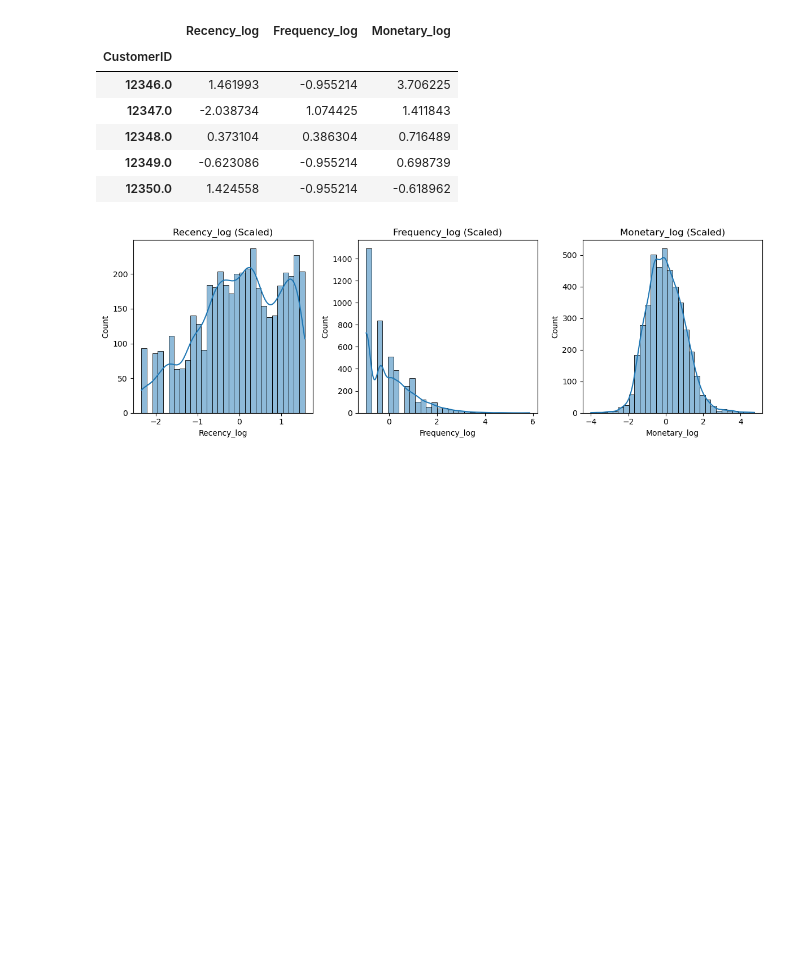
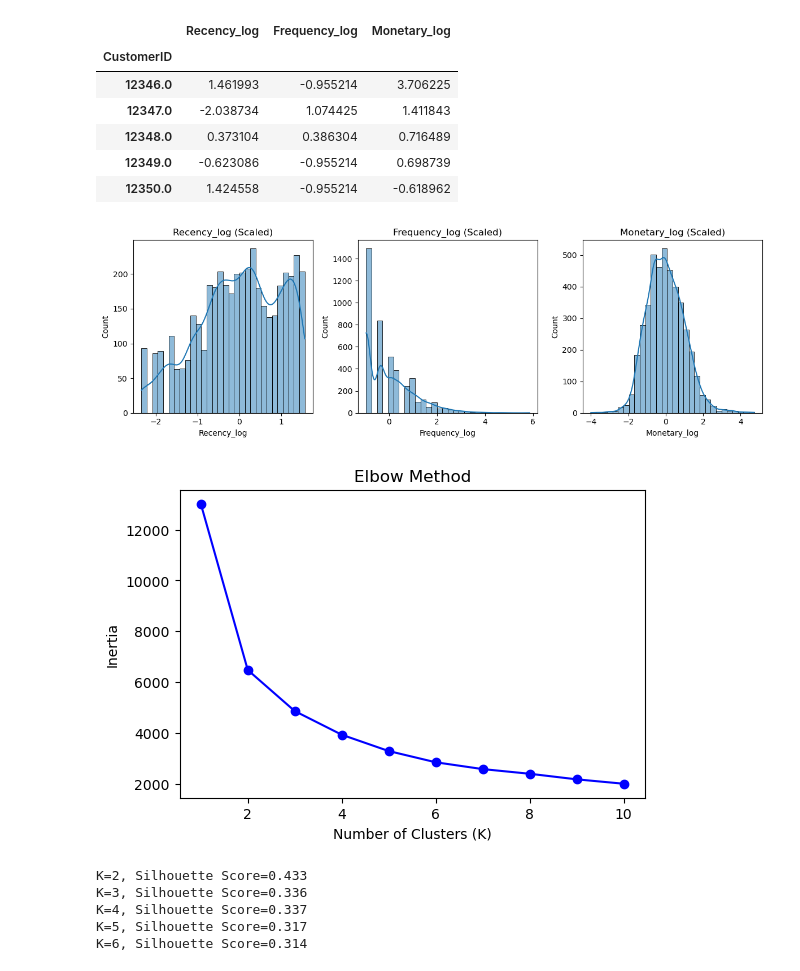
Before and after one commit to patel-tanmay/aws-customer-segmentation, a Jupyter notebook: notebooks/rfm_analysis.ipynb, the cells around one changed output. Cells and saved outputs as stored; diff of their text form; code cells hidden in the pictures; blank space fills up the shorter version.

```diff
--- a/notebooks/rfm_analysis.ipynb
+++ b/notebooks/rfm_analysis.ipynb
@@ -207,3 +207,38 @@ plt.tight_layout()
 plt.show()
 # %% [output]
 [figure]
+# %%
+from sklearn.cluster import KMeans
+import matplotlib.pyplot as plt
+
+inertia = []
+
+# Test K values from 1 to 10
+K = range(1, 11)
+for k in K:
+    model = KMeans(n_clusters=k, random_state=42)
+    model.fit(rfm_scaled)
+    inertia.append(model.inertia_)
+
+plt.figure(figsize=(6,4))
+plt.plot(K, inertia, 'bo-')
+plt.xlabel('Number of Clusters (K)')
+plt.ylabel('Inertia')
+plt.title('Elbow Method')
+plt.show()
+# %% [output]
+[figure, added]
+# %%
+from sklearn.metrics import silhouette_score
+
+for k in range(2, 7):
+    model = KMeans(n_clusters=k, random_state=42)
+    labels = model.fit_predict(rfm_scaled)
+    score = silhouette_score(rfm_scaled, labels)
+    print(f"K={k}, Silhouette Score={score:.3f}")
+# %% [output]
+K=2, Silhouette Score=0.433
+K=3, Silhouette Score=0.336
+K=4, Silhouette Score=0.337
+K=5, Silhouette Score=0.317
+K=6, Silhouette Score=0.314
```
Also changed, not shown: parts of 3 cells of this notebook.
